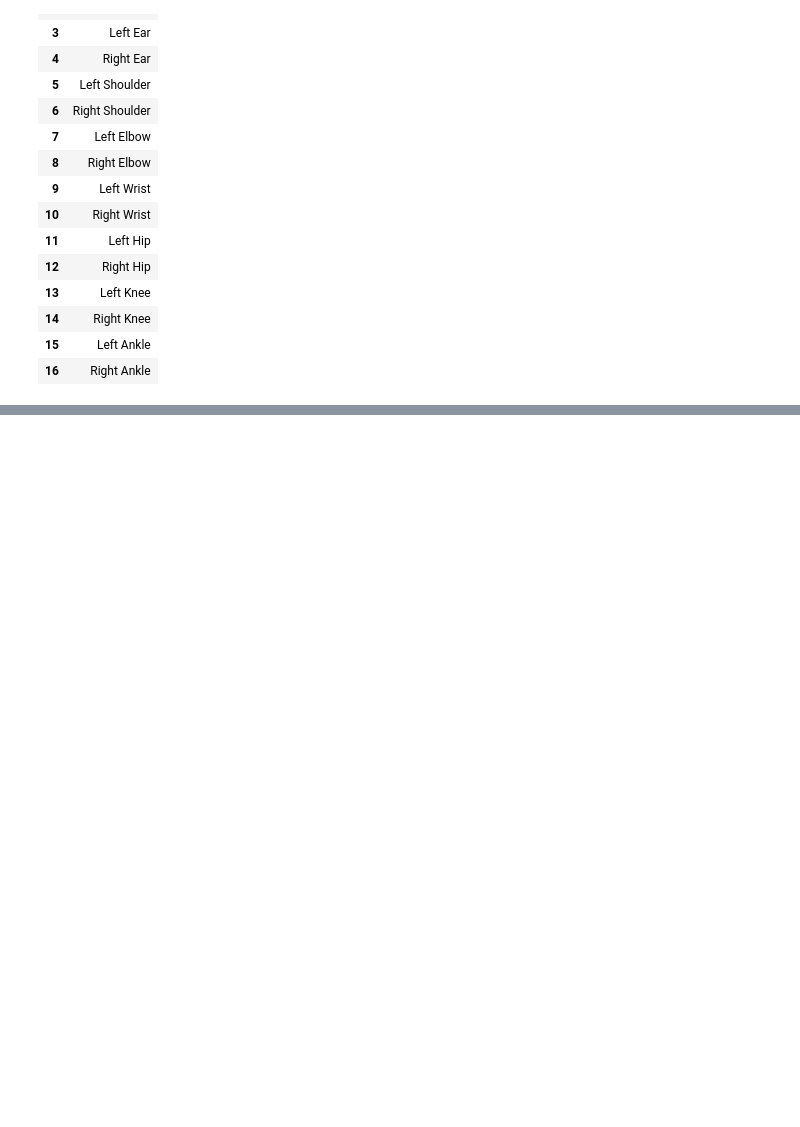
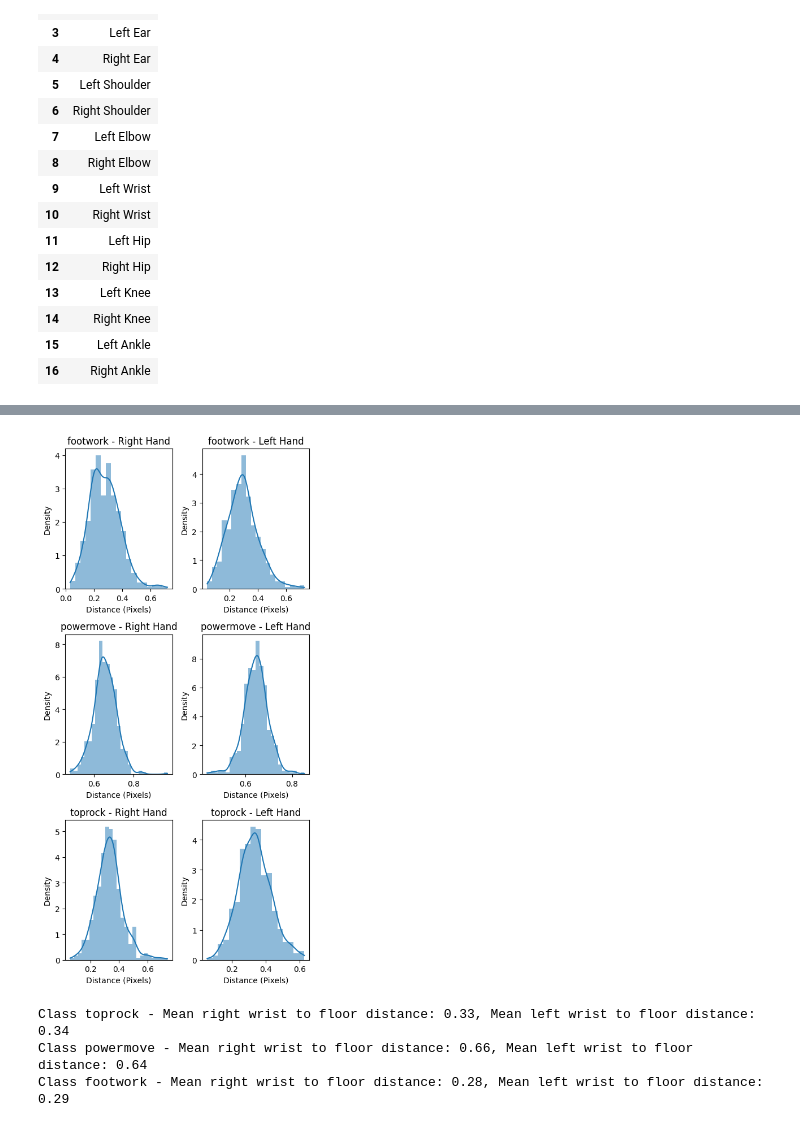
Before and after one commit to sarahaptumich/capstone, a Jupyter notebook: Brace_angles.ipynb, the cells around one changed output, grey strips where cells are left out. Cells and saved outputs as stored; diff of their text form; code cells hidden in the pictures; blank space fills up the shorter version.

```diff
--- a/Brace_angles.ipynb
+++ b/Brace_angles.ipynb
@@ -118,0 +147,16 @@ NameError: name 'np' is not defined
+# %%
+hand_to_floor_distances = extract_hand_to_floor_distances(flattened_clips, encoded_categories)
+plot_hand_distance_3x2_with_category_names(hand_to_floor_distances, category_to_int)
+# %% [output]
+[figure, added]
+# %%
+mean_hand_angles = calculate_mean_hand_distance(hand_to_floor_distances)
+int_to_category = {v: k for k, v in category_to_int.items()}
+# Print mean angles for each class and each leg
+for label in mean_hand_angles:
+    category_name = int_to_category[label]
+    print(f"Class {category_name} - Mean right wrist to floor distance: {mean_hand_angles[label]['right']:.2f}, Mean left wrist to floor distance: {mean_hand_angles[label]['left']:.2f}")
+# %% [output]
+Class toprock - Mean right wrist to floor distance: 0.33, Mean left wrist to floor distance: 0.34
+Class powermove - Mean right wrist to floor distance: 0.66, Mean left wrist to floor distance: 0.64
+Class footwork - Mean right wrist to floor distance: 0.28, Mean left wrist to floor distance: 0.29
```
Also changed, not shown: parts of 10 cells of this notebook.
